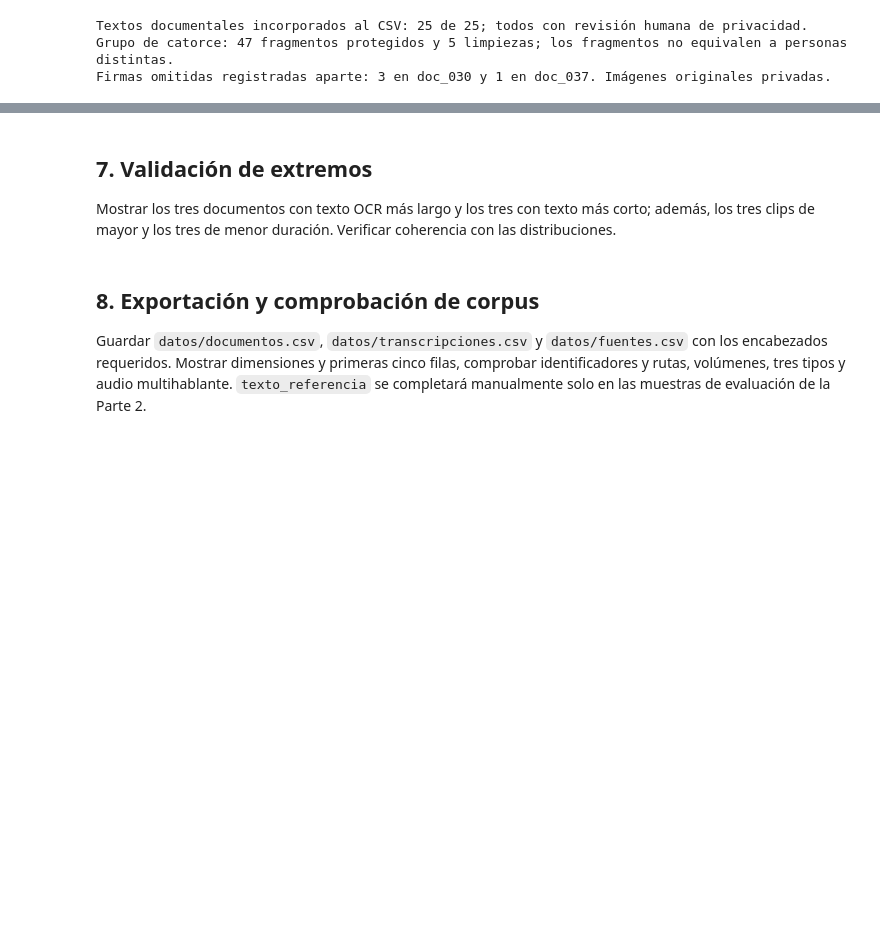
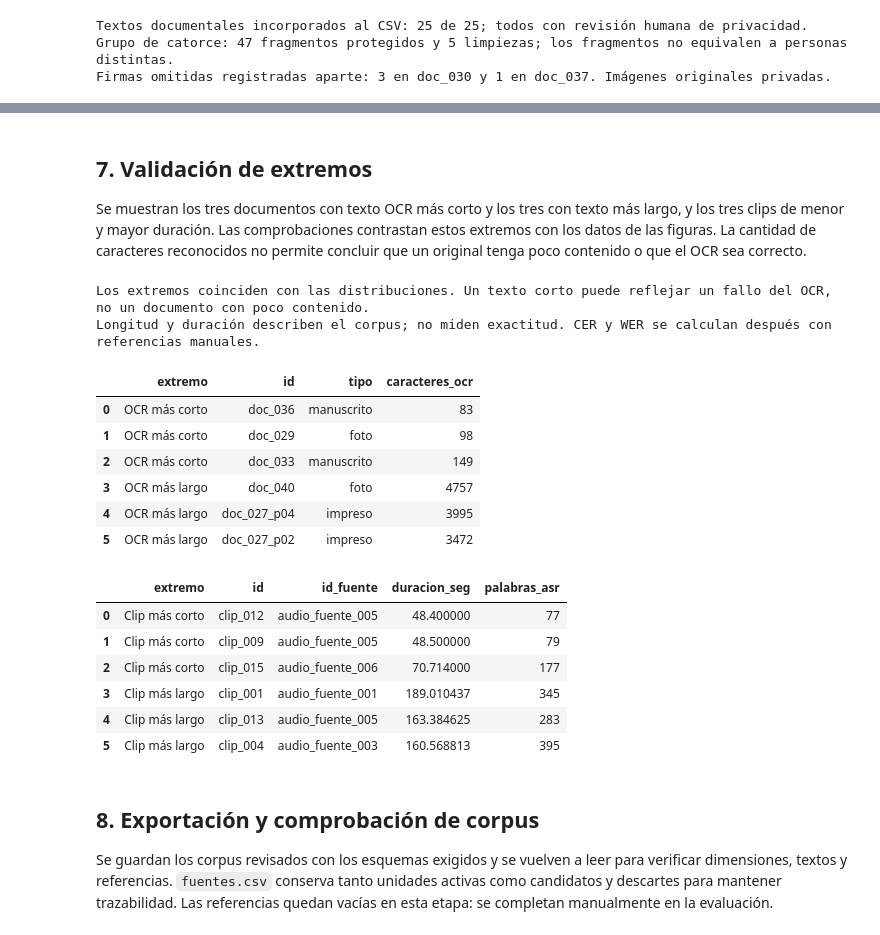
Before and after one commit to bocchienjoyer/python_intermedio, a Jupyter notebook: tarea_2/01_extraccion.ipynb, the cells around one changed output, grey strips where cells are left out. Saved outputs shown, nothing was run; the diff lists cells and outputs as text; code cells hidden in the pictures; blank space fills up the shorter version.

```diff
--- a/tarea_2/01_extraccion.ipynb
+++ b/tarea_2/01_extraccion.ipynb
@@ -5206,8 +5421,38 @@ Preparar tres gráficos interactivos: distribución por tipo de documento; durac
 # %% [markdown]
 ## 7. Validación de extremos
 
-Mostrar los tres documentos con texto OCR más largo y los tres con texto más corto; además, los tres clips de mayor y los tres de menor duración. Verificar coherencia con las distribuciones.
+Se muestran los tres documentos con texto OCR más corto y los tres con texto más largo, y los tres clips de menor y mayor duración. Las comprobaciones contrastan estos extremos con los datos de las figuras. La cantidad de caracteres reconocidos no permite concluir que un original tenga poco contenido o que el OCR sea correcto.
+# %%
+docs_cortos=documentos.sort_values(['caracteres_ocr','id']).head(3).assign(extremo='OCR más corto')
+docs_largos=documentos.sort_values(['caracteres_ocr','id'],ascending=[False,True]).head(3).assign(extremo='OCR más largo')
+clips_cortos=audios.sort_values(['duracion_seg','id']).head(3).assign(extremo='Clip más corto')
+clips_largos=audios.sort_values(['duracion_seg','id'],ascending=[False,True]).head(3).assign(extremo='Clip más largo')
+display(pd.concat([docs_cortos,docs_largos])[['extremo','id','tipo','caracteres_ocr']].reset_index(drop=True))
+display(pd.concat([clips_cortos,clips_largos])[['extremo','id','id_fuente','duracion_seg','palabras_asr']].reset_index(drop=True))
+assert docs_cortos.iloc[0].caracteres_ocr==longitudes.query('modalidad=="OCR: caracteres"').longitud.min()
+assert docs_largos.iloc[0].caracteres_ocr==longitudes.query('modalidad=="OCR: caracteres"').longitud.max()
+assert float(clips_cortos.iloc[0].duracion_seg)==float(audios.duracion_seg.min())
+assert float(clips_largos.iloc[0].duracion_seg)==float(audios.duracion_seg.max())
+print('Los extremos coinciden con las distribuciones. Un texto corto puede reflejar un fallo del OCR, no un documento con poco contenido.')
+print('Longitud y duración describen el corpus; no miden exactitud. CER y WER se calculan después con referencias manuales.')
+# %% [output]
+Los extremos coinciden con las distribuciones. Un texto corto puede reflejar un fallo del OCR, no un documento con poco contenido.
+Longitud y duración describen el corpus; no miden exactitud. CER y WER se calculan después con referencias manuales.
+|  | extremo | id | tipo | caracteres_ocr |
+| 0 | OCR más corto | doc_036 | manuscrito | 83 |
+| 1 | OCR más corto | doc_029 | foto | 98 |
+| 2 | OCR más corto | doc_033 | manuscrito | 149 |
+| 3 | OCR más largo | doc_040 | foto | 4757 |
+| 4 | OCR más largo | doc_027_p04 | impreso | 3995 |
+| 5 | OCR más largo | doc_027_p02 | impreso | 3472 |
+|  | extremo | id | id_fuente | duracion_seg | palabras_asr |
+| 0 | Clip más corto | clip_012 | audio_fuente_005 | 48.400000 | 77 |
+| 1 | Clip más corto | clip_009 | audio_fuente_005 | 48.500000 | 79 |
+| 2 | Clip más corto | clip_015 | audio_fuente_006 | 70.714000 | 177 |
+| 3 | Clip más largo | clip_001 | audio_fuente_001 | 189.010437 | 345 |
+| 4 | Clip más largo | clip_013 | audio_fuente_005 | 163.384625 | 283 |
+| 5 | Clip más largo | clip_004 | audio_fuente_003 | 160.568813 | 395 |
 # %% [markdown]
 ## 8. Exportación y comprobación de corpus
 
-Guardar `datos/documentos.csv`, `datos/transcripciones.csv` y `datos/fuentes.csv` con los encabezados requeridos. Mostrar dimensiones y primeras cinco filas, comprobar identificadores y rutas, volúmenes, tres tipos y audio multihablante. `texto_referencia` se completará manualmente solo en las muestras de evaluación de la Parte 2.
+Se guardan los corpus revisados con los esquemas exigidos y se vuelven a leer para verificar dimensiones, textos y referencias. `fuentes.csv` conserva tanto unidades activas como candidatos y descartes para mantener trazabilidad. Las referencias quedan vacías en esta etapa: se completan manualmente en la evaluación.
```
Also changed, not shown: parts of 9 cells of this notebook, 4 other files.
